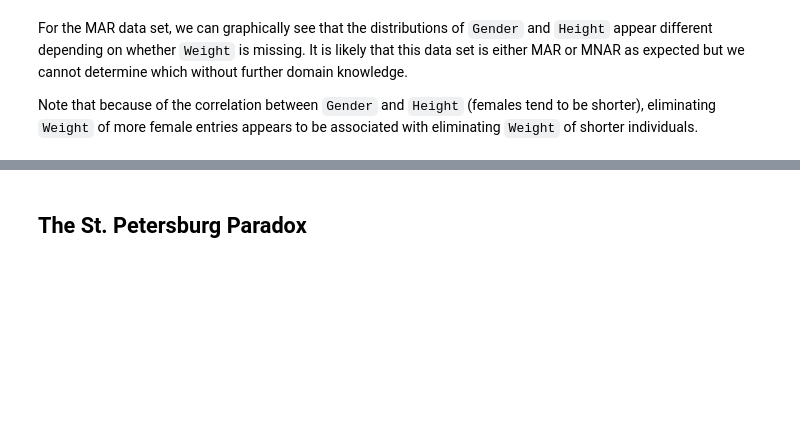
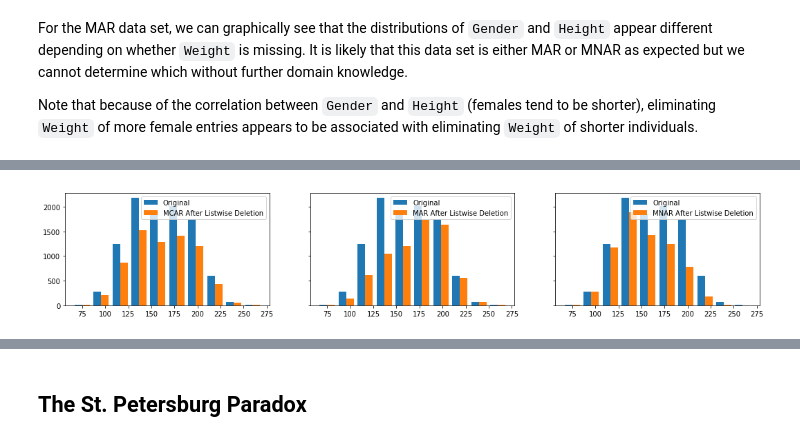
Before and after one commit to dleestat/quirky-data-science, a Jupyter notebook: quirky-data-science.ipynb, the cells around one changed output, grey strips where cells are left out. Drawn from its saved outputs; the diff is of its cells as text; code cells hidden in the pictures; blank space fills up the shorter version.

```diff
--- a/quirky-data-science.ipynb
+++ b/quirky-data-science.ipynb
@@ -340,0 +352,13 @@ Now that we understand the three main types of missing data and how to diagnose
+# %%
+fig, axes = plt.subplots(1, 3, figsize=[18,3], sharey=True)
+
+axes[0].hist([df.Weight, MCAR.Weight])
+axes[0].legend(['Original', 'MCAR After Listwise Deletion'])
+
+axes[1].hist([df.Weight, MAR.Weight])
+axes[1].legend(['Original', 'MAR After Listwise Deletion'])
+
+axes[2].hist([df.Weight, MNAR.Weight])
+axes[2].legend(['Original', 'MNAR After Listwise Deletion']);
+# %% [output]
+[figure, added]
```
Also changed, not shown: parts of 22 cells of this notebook.
